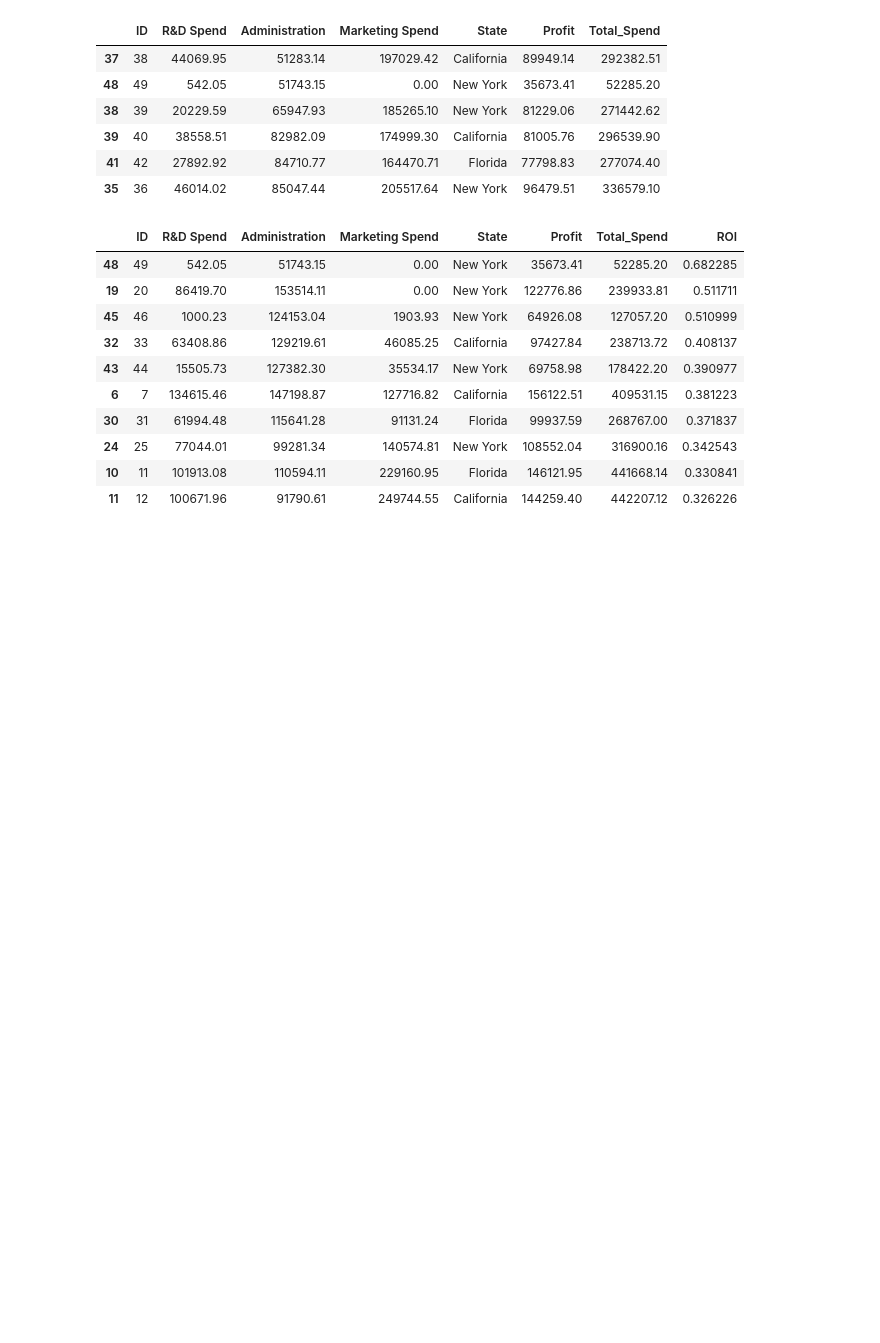
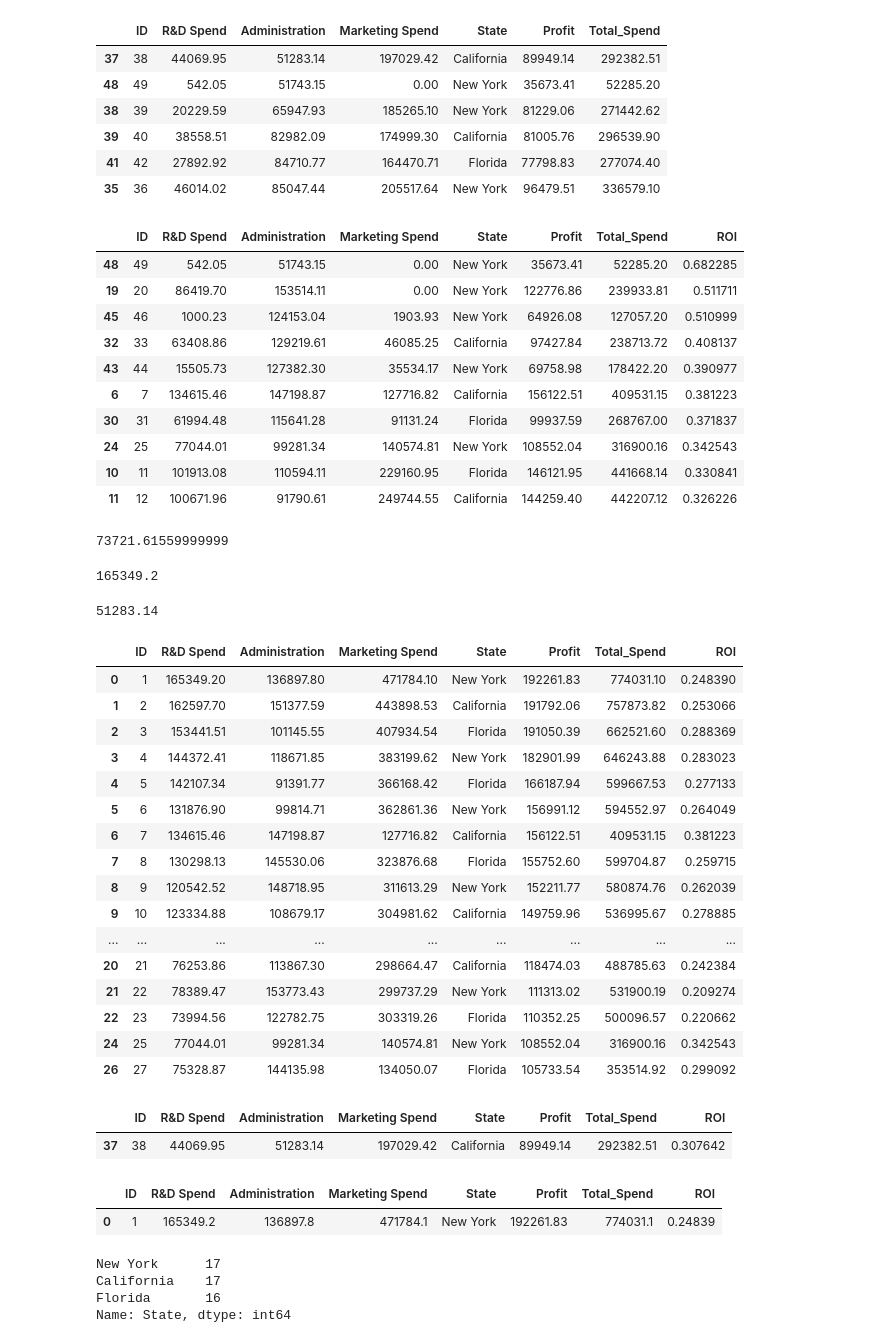
Before and after one commit to ikokkas/Exercises, a Jupyter notebook: Exercises.ipynb, the cells around one changed output. Drawn from its saved outputs; the diff is of its cells as text; code cells hidden in the pictures; blank space fills up the shorter version.

```diff
--- a/Exercises.ipynb
+++ b/Exercises.ipynb
@@ -523,0 +532,7 @@ startup_df.head()
+# %%
+# As seen, there are more than 50 startups in this dataset
+# obviously there cannot be 2 or more startups with the same profit, state, and Marketing Spend
+
+# drop the duplicate rows, if any, based on these 3 aforementioned columns
+
+startup_df = startup_df.drop_duplicates(["Profit", "Marketing Spend", "State"])
@@ -597,3 +618,66 @@ startup_df.sort_values("ROI", ascending=False).head(10)
 | 24 | 25 | 77044.01 | 99281.34 | 140574.81 | New York | 108552.04 | 316900.16 | 0.342543 |
 | 10 | 11 | 101913.08 | 110594.11 | 229160.95 | Florida | 146121.95 | 441668.14 | 0.330841 |
 | 11 | 12 | 100671.96 | 91790.61 | 249744.55 | California | 144259.40 | 442207.12 | 0.326226 |
+# %%
+# Calculate the average R&D Spend made from these startups
+
+startup_df["R&D Spend"].mean()
+# %% [output]
+73721.61559999999
+# %%
+# Calculate the max Profit made from these startups
+
+startup_df["R&D Spend"].max()
+# %% [output]
+165349.2
+# %%
+# Calculate the min Administration made from these startups
+
+startup_df["Administration"].min()
+# %% [output]
+51283.14
+# %%
+# Sort the dataset so that only startups with higher R&D Spend than the average R&D Spend are shown
+
+startup_df[startup_df["R&D Spend"] > startup_df["R&D Spend"].mean()]
+# %% [output]
+|  | ID | R&D Spend | Administration | Marketing Spend | State | Profit | Total_Spend | ROI |
+| 0 | 1 | 165349.20 | 136897.80 | 471784.10 | New York | 192261.83 | 774031.10 | 0.248390 |
+| 1 | 2 | 162597.70 | 151377.59 | 443898.53 | California | 191792.06 | 757873.82 | 0.253066 |
+| 2 | 3 | 153441.51 | 101145.55 | 407934.54 | Florida | 191050.39 | 662521.60 | 0.288369 |
+| 3 | 4 | 144372.41 | 118671.85 | 383199.62 | New York | 182901.99 | 646243.88 | 0.283023 |
+| 4 | 5 | 142107.34 | 91391.77 | 366168.42 | Florida | 166187.94 | 599667.53 | 0.277133 |
+| 5 | 6 | 131876.90 | 99814.71 | 362861.36 | New York | 156991.12 | 594552.97 | 0.264049 |
+| 6 | 7 | 134615.46 | 147198.87 | 127716.82 | California | 156122.51 | 409531.15 | 0.381223 |
+| 7 | 8 | 130298.13 | 145530.06 | 323876.68 | Florida | 155752.60 | 599704.87 | 0.259715 |
+| 8 | 9 | 120542.52 | 148718.95 | 311613.29 | New York | 152211.77 | 580874.76 | 0.262039 |
+| 9 | 10 | 123334.88 | 108679.17 | 304981.62 | California | 149759.96 | 536995.67 | 0.278885 |
+| ... | ... | ... | ... | ... | ... | ... | ... | ... |
+| 20 | 21 | 76253.86 | 113867.30 | 298664.47 | California | 118474.03 | 488785.63 | 0.242384 |
+| 21 | 22 | 78389.47 | 153773.43 | 299737.29 | New York | 111313.02 | 531900.19 | 0.209274 |
+| 22 | 23 | 73994.56 | 122782.75 | 303319.26 | Florida | 110352.25 | 500096.57 | 0.220662 |
+| 24 | 25 | 77044.01 | 99281.34 | 140574.81 | New York | 108552.04 | 316900.16 | 0.342543 |
+| 26 | 27 | 75328.87 | 144135.98 | 134050.07 | Florida | 105733.54 | 353514.92 | 0.299092 |
+# %%
+# Filter the dataset so that only data for the startup with the minimum "Administration" spend are shown
+
+startup_df[startup_df["Administration"] == startup_df["Administration"].min()]
+# %% [output]
+|  | ID | R&D Spend | Administration | Marketing Spend | State | Profit | Total_Spend | ROI |
+| 37 | 38 | 44069.95 | 51283.14 | 197029.42 | California | 89949.14 | 292382.51 | 0.307642 |
+# %%
+# Filter the dataset so that only data for the startup with the maximum "R&D Spend" spend are shown
+
+startup_df[startup_df["R&D Spend"] == startup_df["R&D Spend"].max()]
+# %% [output]
+|  | ID | R&D Spend | Administration | Marketing Spend | State | Profit | Total_Spend | ROI |
+| 0 | 1 | 165349.2 | 136897.8 | 471784.1 | New York | 192261.83 | 774031.1 | 0.24839 |
+# %%
+# Find out how many startups are located to each different "State"
+
+startup_df["State"].value_counts()
+# %% [output]
+New York      17
+California    17
+Florida       16
+Name: State, dtype: int64
```
Also changed, not shown: parts of 3 cells of this notebook, 1 other file.
